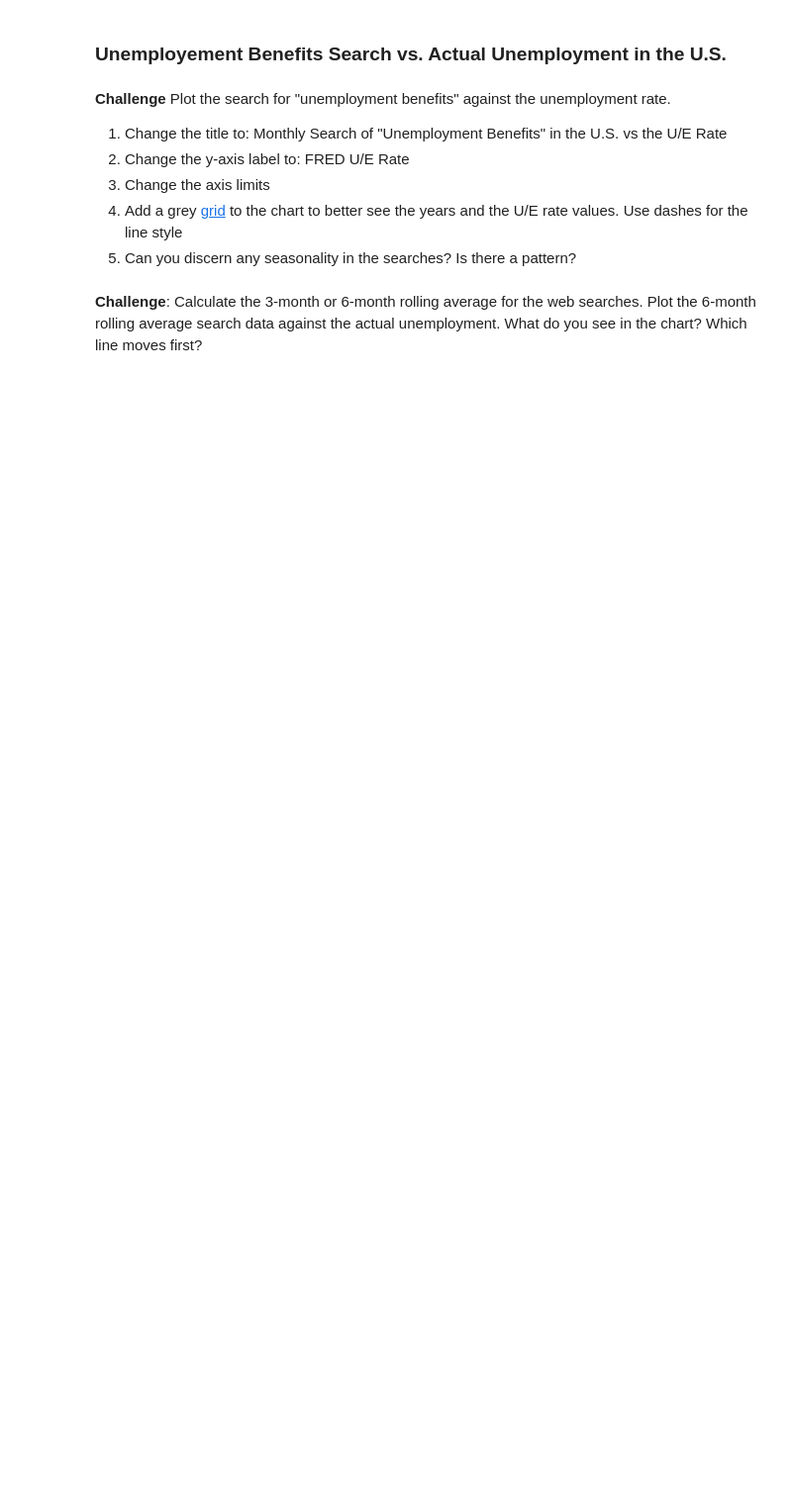
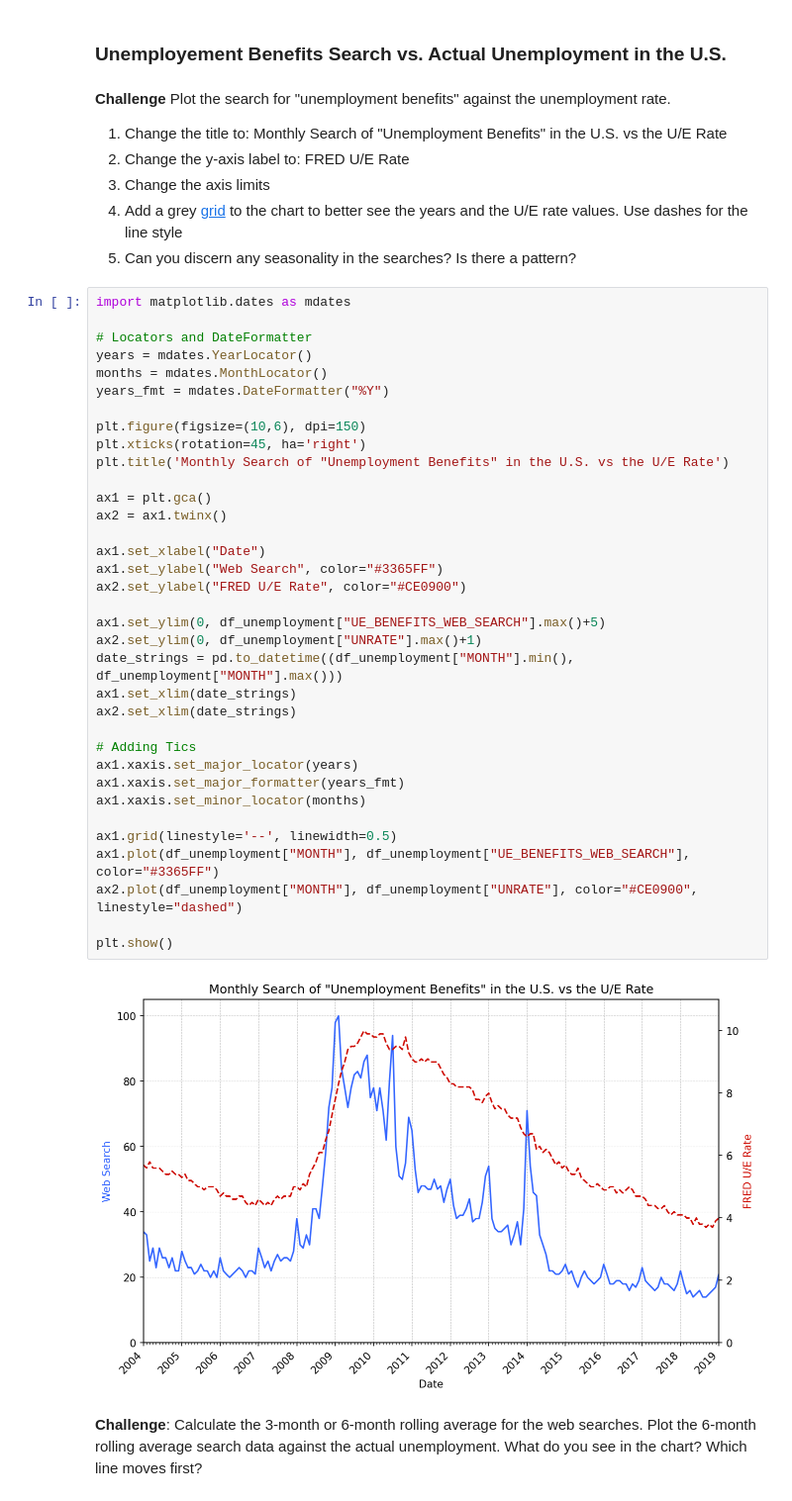
Before and after one commit to KenkiCZ/google_notebooks, a Jupyter notebook: C101_Google_Trends.ipynb, the cells around one changed output. Shown at 99% size. Drawn from its saved outputs; the diff is of its cells as text; blank space fills up the shorter version.

```diff
--- a/C101_Google_Trends.ipynb
+++ b/C101_Google_Trends.ipynb
@@ -280,5 +411,42 @@ How to add tick formatting for dates on the x-axis.
 3. Change the axis limits <br>
 4. Add a grey [grid](https://matplotlib.org/3.2.1/api/_as_gen/matplotlib.pyplot.grid.html) to the chart to better see the years and the U/E rate values. Use dashes for the line style<br>
 5. Can you discern any seasonality in the searches? Is there a pattern?
+# %%
+import matplotlib.dates as mdates
+
+# Locators and DateFormatter
+years = mdates.YearLocator()
+months = mdates.MonthLocator()
+years_fmt = mdates.DateFormatter("%Y")
+
+plt.figure(figsize=(10,6), dpi=150)
+plt.xticks(rotation=45, ha='right')
+plt.title('Monthly Search of "Unemployment Benefits" in the U.S. vs the U/E Rate')
+
+ax1 = plt.gca()
+ax2 = ax1.twinx()
+
+ax1.set_xlabel("Date")
+ax1.set_ylabel("Web Search", color="#3365FF")
+ax2.set_ylabel("FRED U/E Rate", color="#CE0900")
+
+ax1.set_ylim(0, df_unemployment["UE_BENEFITS_WEB_SEARCH"].max()+5)
+ax2.set_ylim(0, df_unemployment["UNRATE"].max()+1)
+date_strings = pd.to_datetime((df_unemployment["MONTH"].min(), df_unemployment["MONTH"].max()))
+ax1.set_xlim(date_strings)
+ax2.set_xlim(date_strings)
+
+# Adding Tics
+ax1.xaxis.set_major_locator(years)
+ax1.xaxis.set_major_formatter(years_fmt)
+ax1.xaxis.set_minor_locator(months)
+
+ax1.grid(linestyle='--', linewidth=0.5)
+ax1.plot(df_unemployment["MONTH"], df_unemployment["UE_BENEFITS_WEB_SEARCH"], color="#3365FF")
+ax2.plot(df_unemployment["MONTH"], df_unemployment["UNRATE"], color="#CE0900", linestyle="dashed")
+
+plt.show()
+# %% [output]
+[figure, added]
 # %% [markdown]
 **Challenge**: Calculate the 3-month or 6-month rolling average for the web searches. Plot the 6-month rolling average search data against the actual unemployment. What do you see in the chart? Which line moves first?
```
Also changed, not shown: parts of 11 cells of this notebook.
